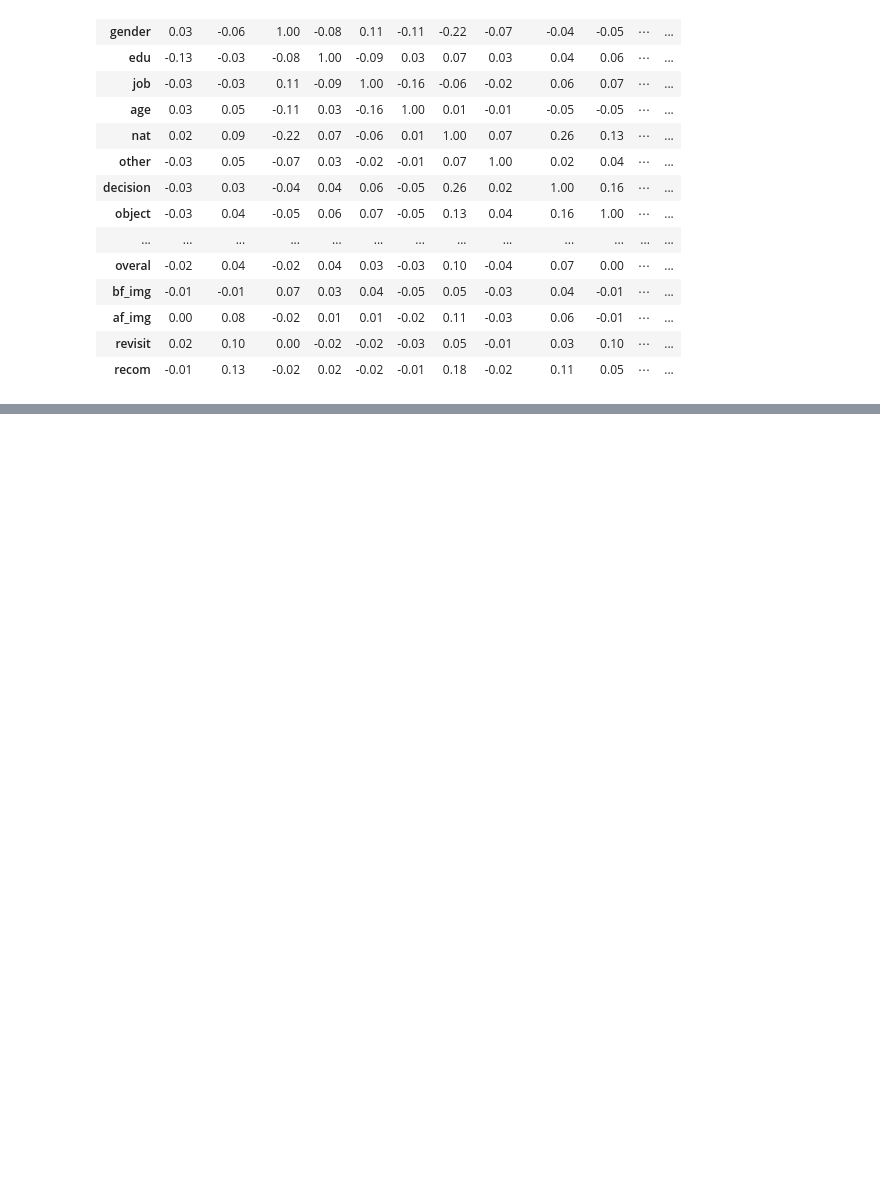
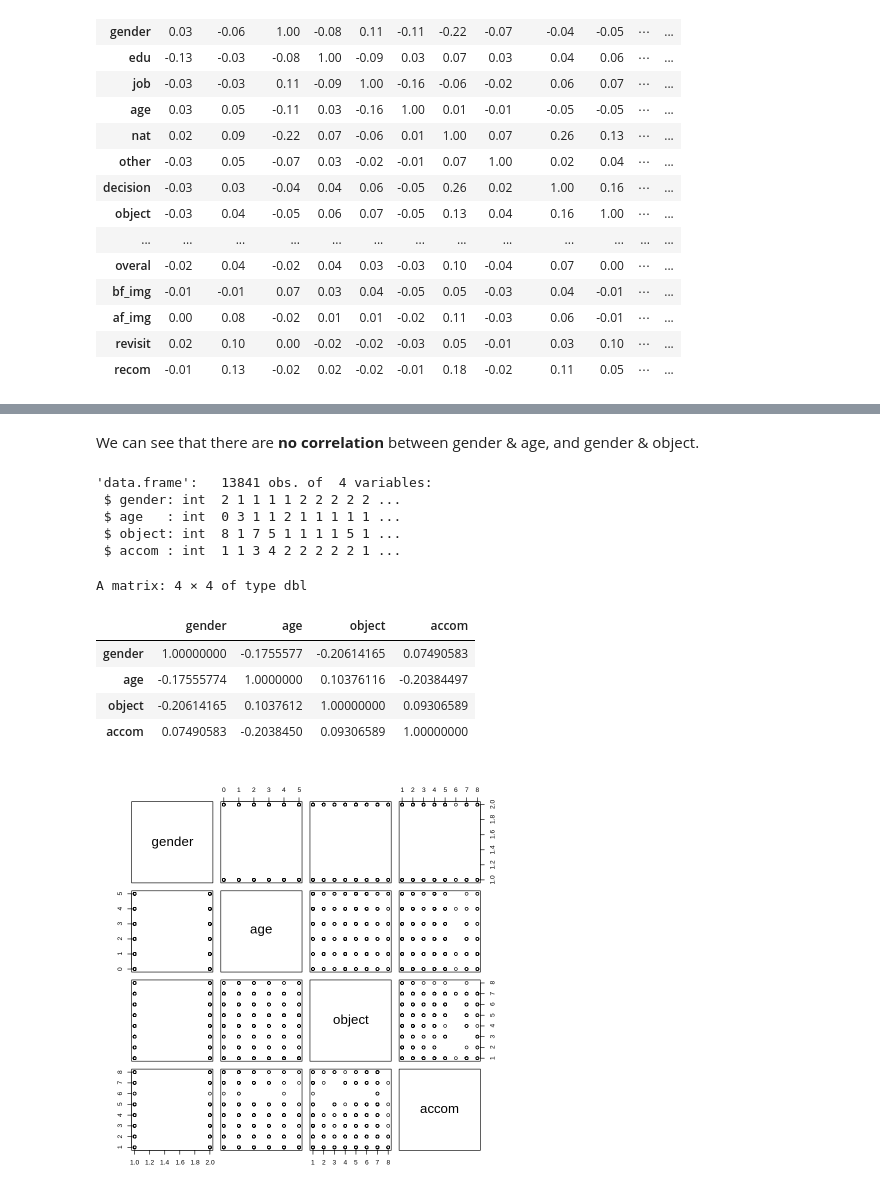
Before and after one commit to hwuiwon/data-analysis-study, a Jupyter notebook: 02_Data_Analysis_and_Visualization.ipynb, the cells around one changed output, grey strips where cells are left out. Saved outputs shown, nothing was run; the diff lists cells and outputs as text; code cells hidden in the pictures; blank space fills up the shorter version.

```diff
--- a/02_Data_Analysis_and_Visualization.ipynb
+++ b/02_Data_Analysis_and_Visualization.ipynb
@@ -237,0 +253,23 @@ A matrix: 24 × 24 of type dbl
+# %% [markdown]
+We can see that there are **no correlation** between gender & age, and gender & object.
+# %%
+# Extract subsets
+setDF(my) #convert to 'data.frame'
+ctg <- my[c('gender', 'age', 'object', 'accom')]
+str(ctg)
+
+plot(ctg)
+cor(ctg, method = 'spearman', use = 'complete.obs')
+# %% [output]
+'data.frame':   13841 obs. of  4 variables:
+ $ gender: int  2 1 1 1 1 2 2 2 2 2 ...
+ $ age   : int  0 3 1 1 2 1 1 1 1 1 ...
+ $ object: int  8 1 7 5 1 1 1 1 5 1 ...
+ $ accom : int  1 1 3 4 2 2 2 2 2 1 ...
+A matrix: 4 × 4 of type dbl
+|  | gender | age | object | accom |
+| gender | 1.00000000 | -0.1755577 | -0.20614165 | 0.07490583 |
+| age | -0.17555774 | 1.0000000 | 0.10376116 | -0.20384497 |
+| object | -0.20614165 | 0.1037612 | 1.00000000 | 0.09306589 |
+| accom | 0.07490583 | -0.2038450 | 0.09306589 | 1.00000000 |
+[figure, added]
```
Also changed, not shown: parts of 2 cells of this notebook.
